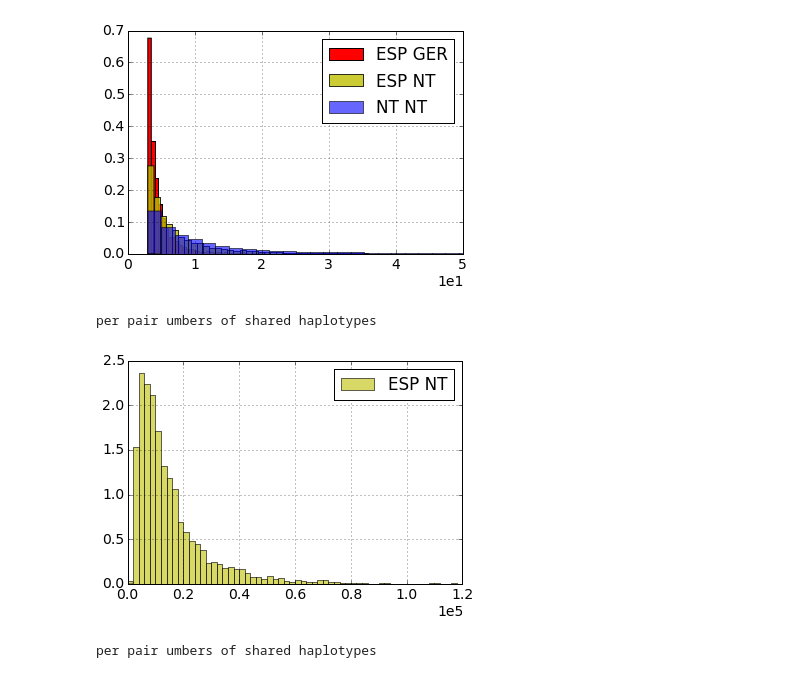
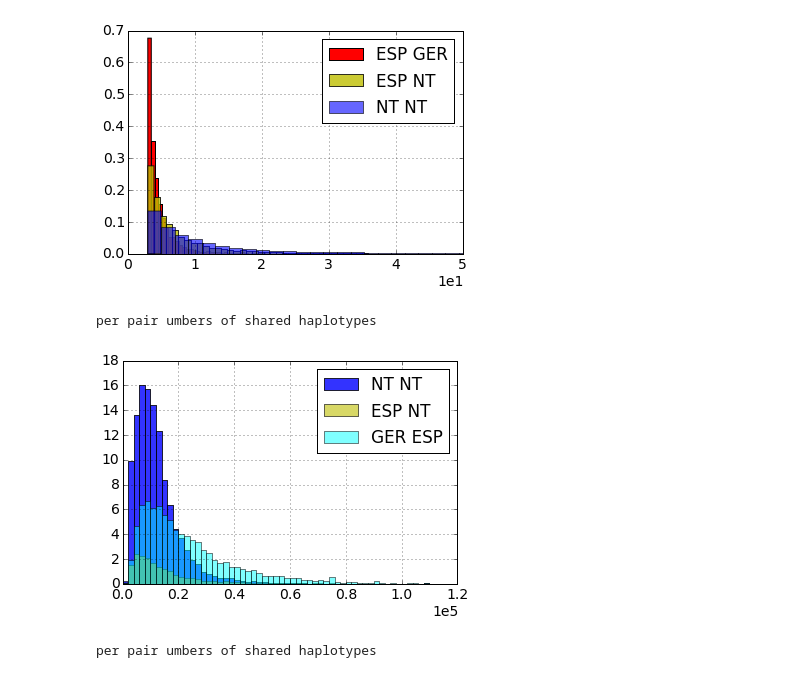
Before and after one commit to peterdfields/hs_vervet, a Jupyter notebook: notebooks/20141219_1001_haplotype_sharing.ipynb, the cells around one changed output. Drawn from its saved outputs; the diff is of its cells as text; code cells hidden in the pictures.

```diff
--- a/notebooks/20141219_1001_haplotype_sharing.ipynb
+++ b/notebooks/20141219_1001_haplotype_sharing.ipynb
@@ -148,19 +148,19 @@ plt.legend()
 # %%
 colors = ['b','y','r',"cyan"]#['yellowgreen', 'gold',"lightpink"]
 bins = range(0,120000,2000)
 #pop_group.get_group(("germany","neanderthals"))["length"].hist(bins=bins,color=colors[2],label="GER NT",alpha=1,weights=len(pop_group.get_group(("germany","neanderthals")))*[1./normalisation.ix['germany','neanderthals']])
-#pop_group.get_group(("neanderthals","neanderthals"))["length"].hist(bins=bins,color=colors[0],label="NT NT",alpha=0.8,weights=len(pop_group.get_group(("neanderthals","neanderthals")))*[1./normalisation.ix['neanderthals','neanderthals']])
+pop_group.get_group(("neanderthals","neanderthals"))["length"].hist(bins=bins,color=colors[0],label="NT NT",alpha=0.8,weights=len(pop_group.get_group(("neanderthals","neanderthals")))*[1./normalisation.ix['neanderthals','neanderthals']])
 pop_group.get_group(("spain","neanderthals"))["length"].hist(bins=bins,color=colors[1],label="ESP NT",alpha=.6,weights=len(pop_group.get_group(("spain","neanderthals")))*[1./normalisation.ix['spain','neanderthals']])
 #pop_group.get_group(("germany","spain"))["length"].hist(bins=100,color=colors[2],label="ESP GER",alpha=0.5)
-#pop_group.get_group(("germany","spain"))["length"].hist(bins=bins,color=colors[3],label="GER ESP",alpha=0.5,weights=len(pop_group.get_group(("germany","spain")))*[5./normalisation.ix['germany','spain']])
+pop_group.get_group(("germany","spain"))["length"].hist(bins=bins,color=colors[3],label="GER ESP",alpha=0.5,weights=len(pop_group.get_group(("germany","spain")))*[5./normalisation.ix['germany','spain']])
 ax = plt.gca()
 plt.ticklabel_format(style='sci', axis='x', scilimits=(0,0))
 plt.legend()
 ax.set_xlim([0,120000])
 print "per pair umbers of shared haplotypes"
 # %% [output]
 per pair umbers of shared haplotypes
-[figure, old version]
+[figure, new version]
 # %%
 colors = ['b','y','r',"cyan"]#['yellowgreen', 'gold',"lightpink"]
 bins = range(0,120000,2000)
```
Also changed, not shown: 10 other files.
